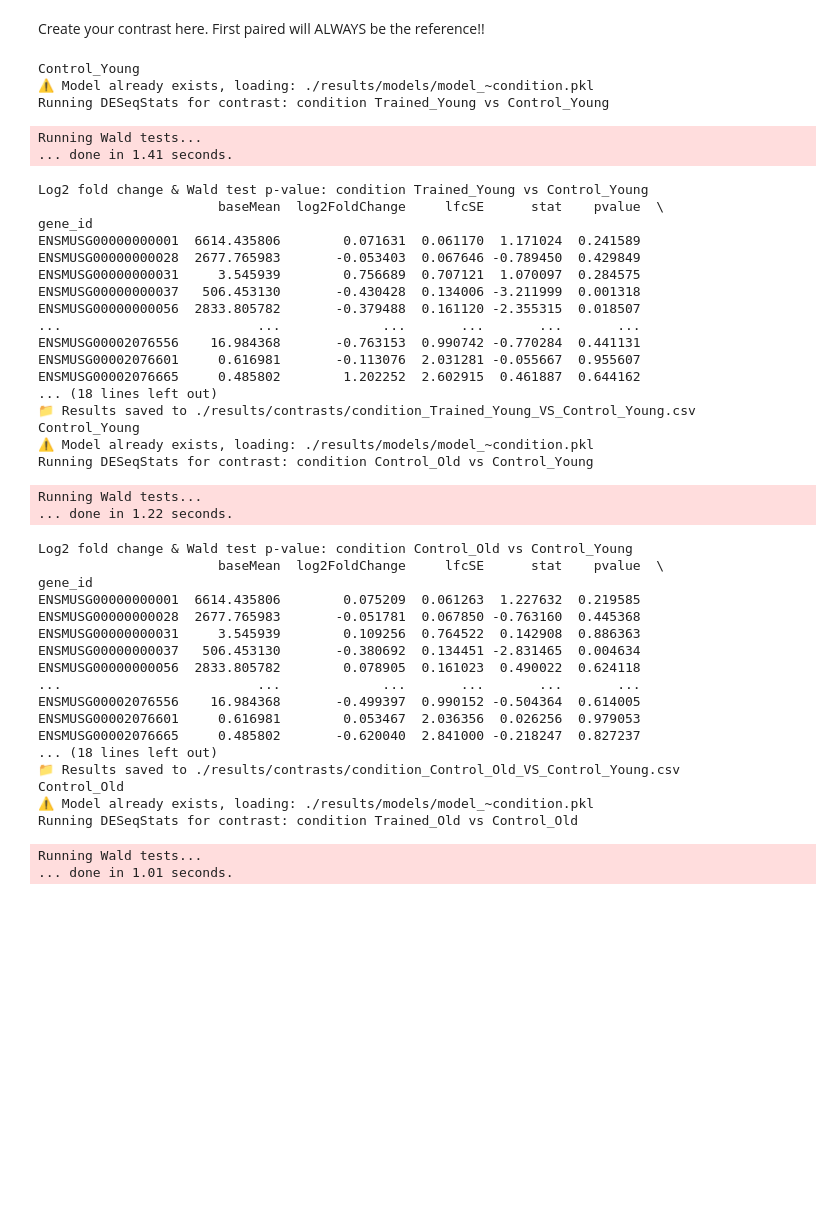
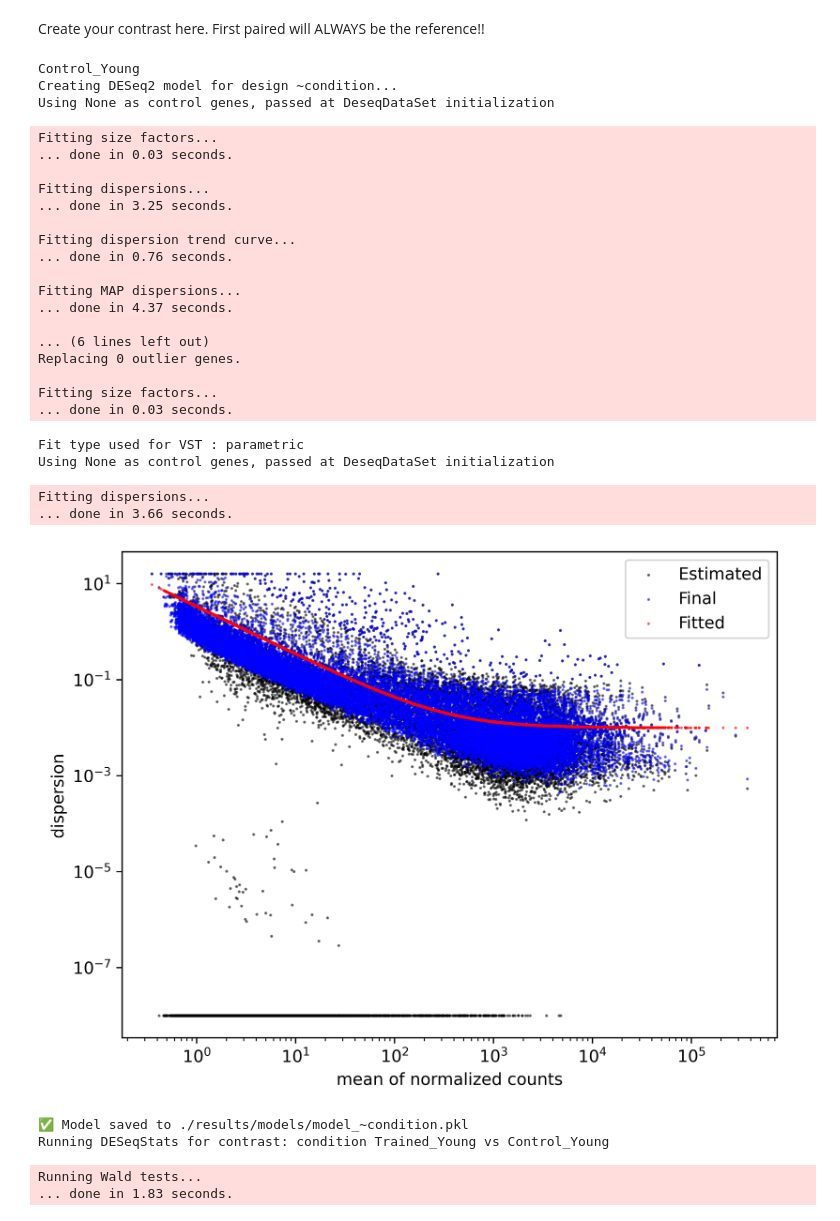
Before and after one commit to mbrochut/bulkRNA-seq_template, a Jupyter notebook: 03_create_contrast.ipynb, the cells around one changed output. Cells and saved outputs as stored; diff of their text form; code cells hidden in the pictures; blank space fills up the shorter version.

```diff
--- a/03_create_contrast.ipynb
+++ b/03_create_contrast.ipynb
@@ -15,8 +15,10 @@ paired_contrast = [
     ("Control_Old","Trained_Old"),
     ("Trained_Young","Trained_Old")
 ]
+# %%
+design = '~condition'
 # %%
-adata = ad.read("./data/adata_filter_genes.h5ad")
+adata = sc.read("./data/adata_filter_genes.h5ad")
 # %%
 adata
 # %% [output]
@@ -70,7 +72,7 @@ def create_model(
         dds.vst()
 
         dds.plot_dispersions(
-            save_path=f"./results/QC/{prefix}dispersion_{design_name}.png"
+            save_path=f"./figures/QC/{prefix}dispersion_{design_name}.png"
         )
 
         os.makedirs("./results/models/", exist_ok=True)
@@ -104,49 +106,39 @@ def create_model(
 # %%
 for ref,interest in paired_contrast:
     print(ref)
     adata_to_model = adata.copy()
-    create_model(adata_to_model,variable_of_interest='condition',reference_level=ref,test_level=interest)
+    create_model(adata=adata_to_model,
+                 variable_of_interest='condition',
+                 reference_level=ref,
+                 test_level=interest
+                 design=design)
 # %% [output]
 Control_Young
-⚠️ Model already exists, loading: ./results/models/model_~condition.pkl
-Running DESeqStats for contrast: condition Trained_Young vs Control_Young
+Creating DESeq2 model for design ~condition...
+Using None as control genes, passed at DeseqDataSet initialization
-Running Wald tests...
-... done in 1.41 seconds.
+Fitting size factors...
+... done in 0.03 seconds.
+
+Fitting dispersions...
+... done in 3.25 seconds.
+
+Fitting dispersion trend curve...
+... done in 0.76 seconds.
+
+Fitting MAP dispersions...
+... done in 4.37 seconds.
+
+... (6 lines left out)
+Replacing 0 outlier genes.
+
+Fitting size factors...
+... done in 0.03 seconds.
-Log2 fold change & Wald test p-value: condition Trained_Young vs Control_Young
-                       baseMean  log2FoldChange     lfcSE      stat    pvalue  \
-gene_id
-ENSMUSG00000000001  6614.435806        0.071631  0.061170  1.171024  0.241589
-ENSMUSG00000000028  2677.765983       -0.053403  0.067646 -0.789450  0.429849
-ENSMUSG00000000031     3.545939        0.756689  0.707121  1.070097  0.284575
-ENSMUSG00000000037   506.453130       -0.430428  0.134006 -3.211999  0.001318
-ENSMUSG00000000056  2833.805782       -0.379488  0.161120 -2.355315  0.018507
-...                         ...             ...       ...       ...       ...
-ENSMUSG00002076556    16.984368       -0.763153  0.990742 -0.770284  0.441131
-ENSMUSG00002076601     0.616981       -0.113076  2.031281 -0.055667  0.955607
-ENSMUSG00002076665     0.485802        1.202252  2.602915  0.461887  0.644162
-... (18 lines left out)
-📁 Results saved to ./results/contrasts/condition_Trained_Young_VS_Control_Young.csv
-Control_Young
-⚠️ Model already exists, loading: ./results/models/model_~condition.pkl
-Running DESeqStats for contrast: condition Control_Old vs Control_Young
+Fit type used for VST : parametric
+Using None as control genes, passed at DeseqDataSet initialization
-Running Wald tests...
-... done in 1.22 seconds.
+Fitting dispersions...
+... done in 3.66 seconds.
+[figure, added]
-Log2 fold change & Wald test p-value: condition Control_Old vs Control_Young
-                       baseMean  log2FoldChange     lfcSE      stat    pvalue  \
-gene_id
-ENSMUSG00000000001  6614.435806        0.075209  0.061263  1.227632  0.219585
-ENSMUSG00000000028  2677.765983       -0.051781  0.067850 -0.763160  0.445368
-ENSMUSG00000000031     3.545939        0.109256  0.764522  0.142908  0.886363
-ENSMUSG00000000037   506.453130       -0.380692  0.134451 -2.831465  0.004634
-ENSMUSG00000000056  2833.805782        0.078905  0.161023  0.490022  0.624118
-...                         ...             ...       ...       ...       ...
-ENSMUSG00002076556    16.984368       -0.499397  0.990152 -0.504364  0.614005
-ENSMUSG00002076601     0.616981        0.053467  2.036356  0.026256  0.979053
-ENSMUSG00002076665     0.485802       -0.620040  2.841000 -0.218247  0.827237
-... (18 lines left out)
-📁 Results saved to ./results/contrasts/condition_Control_Old_VS_Control_Young.csv
-Control_Old
-⚠️ Model already exists, loading: ./results/models/model_~condition.pkl
-Running DESeqStats for contrast: condition Trained_Old vs Control_Old
+✅ Model saved to ./results/models/model_~condition.pkl
+Running DESeqStats for contrast: condition Trained_Young vs Control_Young
 Running Wald tests...
-... done in 1.01 seconds.
+... done in 1.83 seconds.
```
Also changed, not shown: parts of 1 cell of this notebook, 12 other files.
